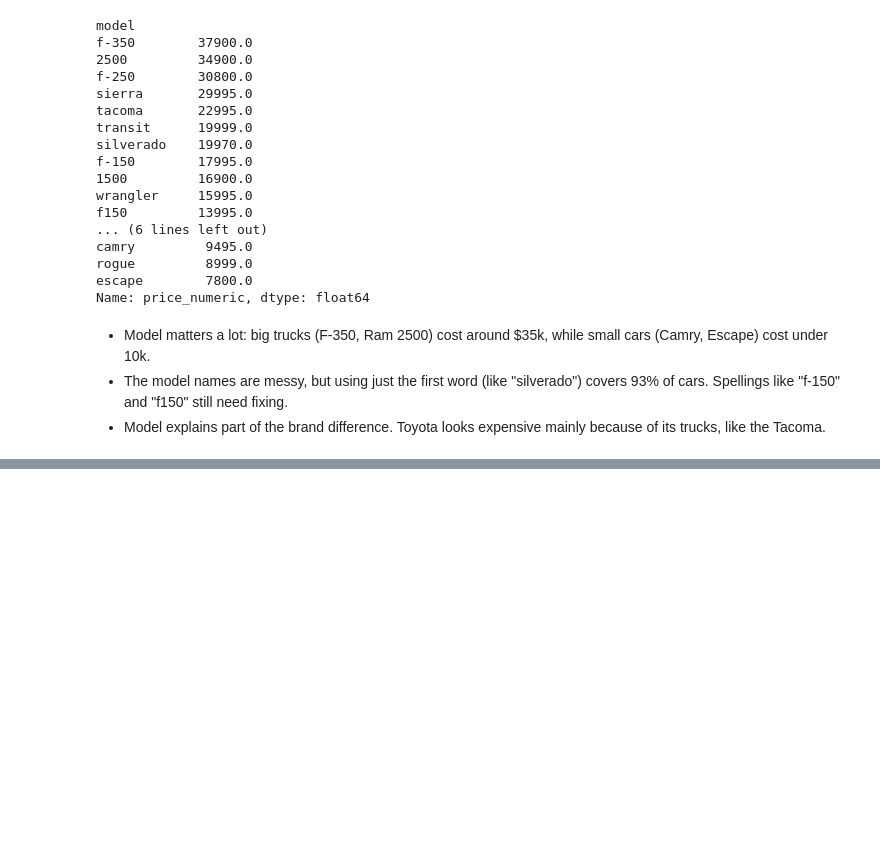
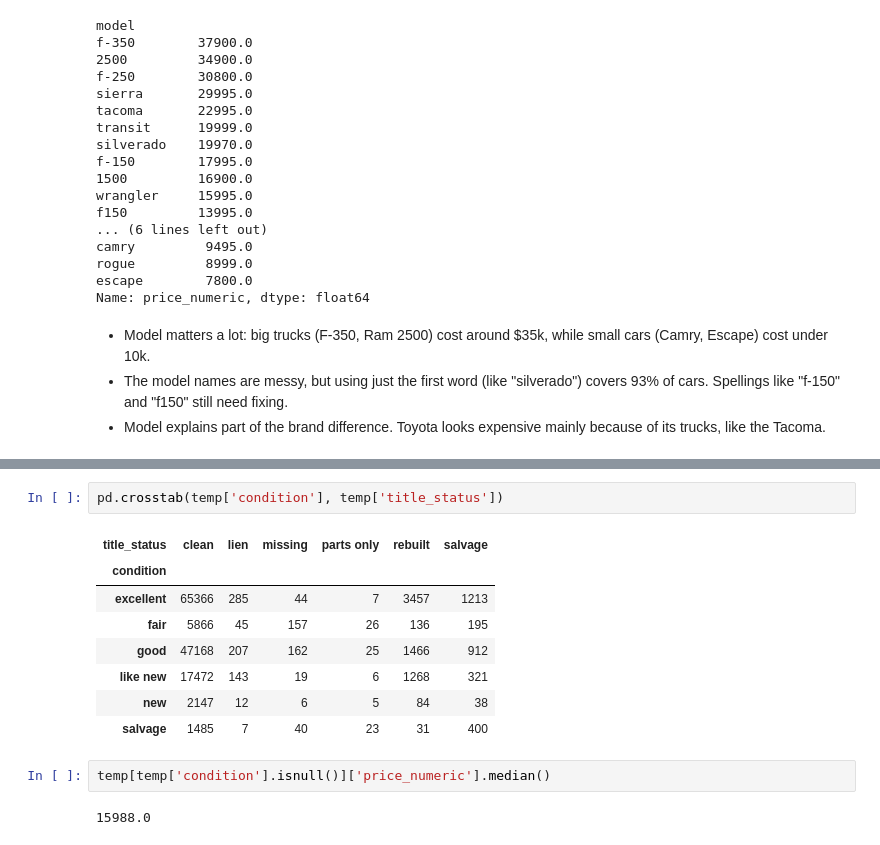
Before and after one commit to dahalaayush000-hue/Ml_journey, a Jupyter notebook: 2.Second/2.Feature_analysis.ipynb, the cells around one changed output, grey strips where cells are left out. Cells and saved outputs as stored; diff of their text form; blank space fills up the shorter version.

```diff
--- a/2.Second/2.Feature_analysis.ipynb
+++ b/2.Second/2.Feature_analysis.ipynb
@@ -471,0 +559,15 @@ Name: price_numeric, dtype: float64
+# %%
+pd.crosstab(temp['condition'], temp['title_status'])
+# %% [output]
+| title_status | clean | lien | missing | parts only | rebuilt | salvage |
+| condition |  |  |  |  |  |  |
+| excellent | 65366 | 285 | 44 | 7 | 3457 | 1213 |
+| fair | 5866 | 45 | 157 | 26 | 136 | 195 |
+| good | 47168 | 207 | 162 | 25 | 1466 | 912 |
+| like new | 17472 | 143 | 19 | 6 | 1268 | 321 |
+| new | 2147 | 12 | 6 | 5 | 84 | 38 |
+| salvage | 1485 | 7 | 40 | 23 | 31 | 400 |
+# %%
+temp[temp['condition'].isnull()]['price_numeric'].median()
+# %% [output]
+15988.0
```
Also changed, not shown: parts of 11 cells of this notebook.
